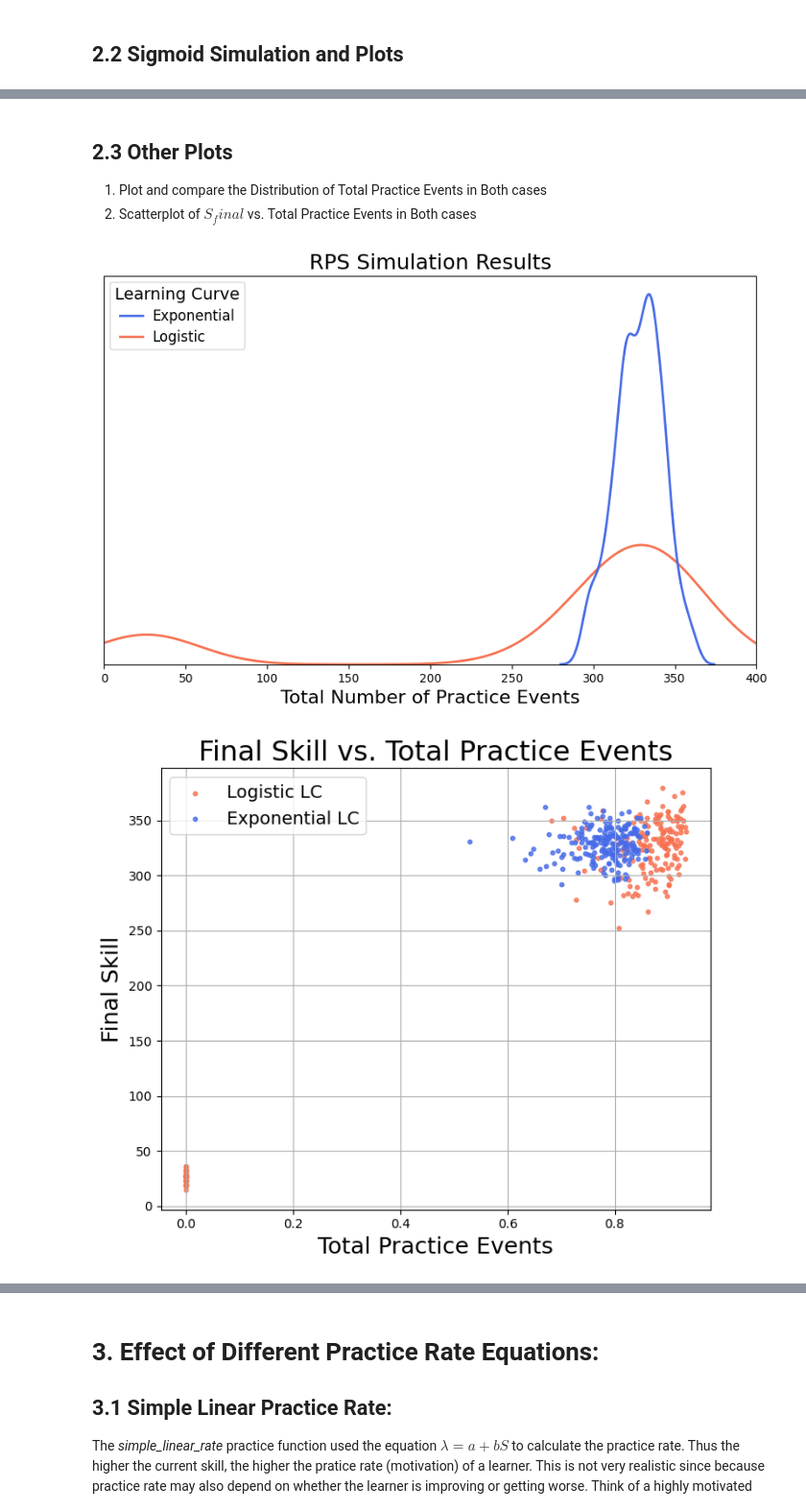
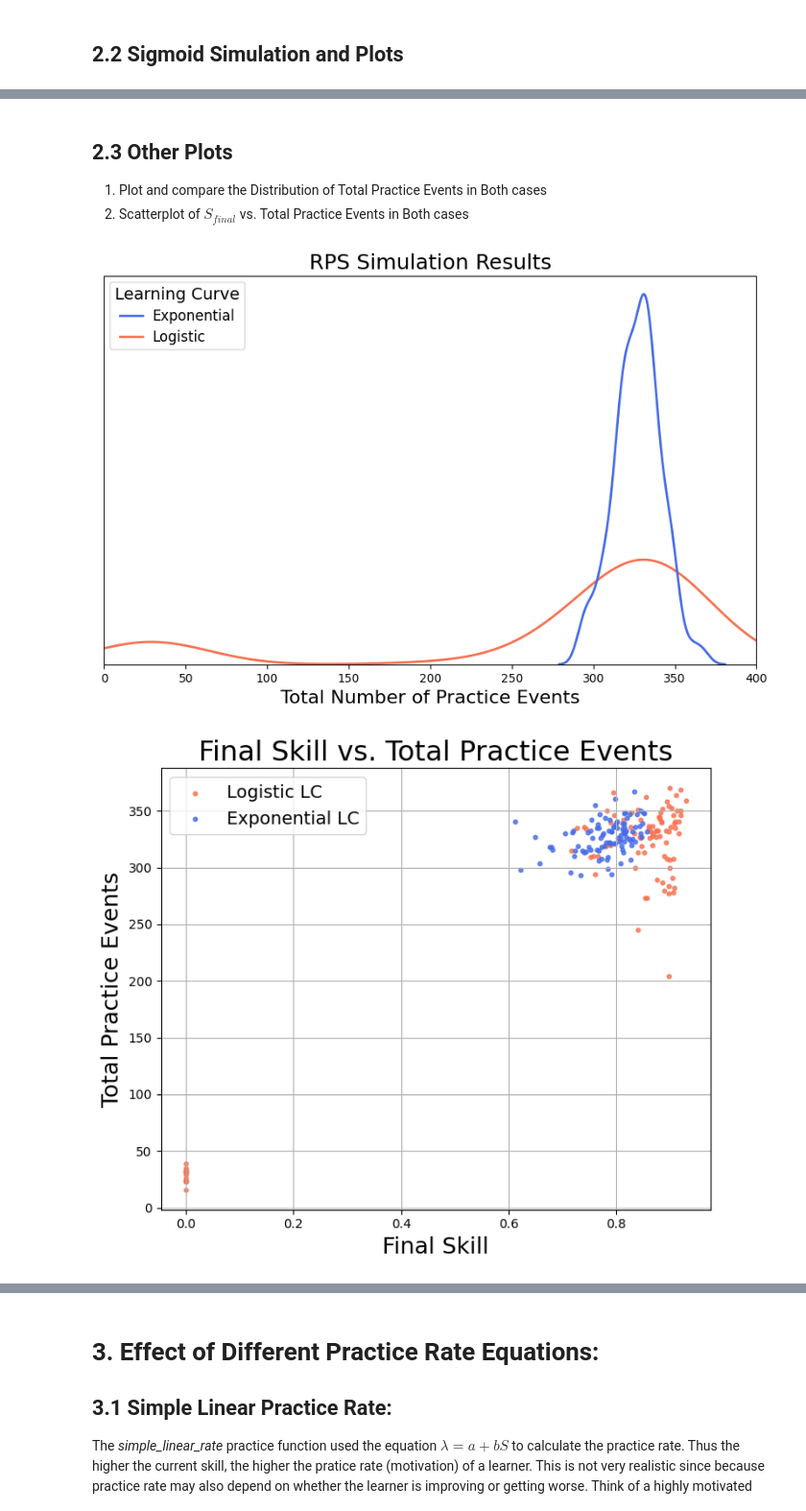
Before and after one commit to plaskar/rps_model, a Jupyter notebook: notebooks/1. Basic RPS Model Simulations.ipynb, the cells around one changed output, grey strips where cells are left out. Shown at 96% size. Cells and saved outputs as stored; diff of their text form; code cells hidden in the pictures.

```diff
--- a/notebooks/1. Basic RPS Model Simulations.ipynb
+++ b/notebooks/1. Basic RPS Model Simulations.ipynb
@@ -68,6 +71,8 @@ sample_concave.plot_learning_trajectory(least_count=0.001, min_points=20,
 # 2. RPS_multirun Class
 ## 2.1 Concave Simulation and Plots
 # %%
+np.random.seed(10)
+
 ########## Concave Simulation and Plots ##########
 # initializing the class
 concave_sims = RPS_multirun(learning_func=exponential_learning(alpha=0.2), # learning curve
@@ -75,7 +80,7 @@ concave_sims = RPS_multirun(learning_func=exponential_learning(alpha=0.2), # lea
                             practice_rate_func=simple_linear_rate(a=0.2, b=5), # practice rate
                             waiting_time_dist=exponential_waiting_time, # waiting time
                             initial_skill=0.1, initial_practice_rate=1, # initial state
-                            n_sims=200, max_time=100,
+                            n_sims=100, max_time=100,
                             interpol_dict = {'least_count':1, 'min_points':5} #
                             )
 # running the simulations
@@ -94,10 +99,10 @@ concave_sims.plot_practice_events_distribution(colour=concave_colour, bw_adjust=
 
 
 # combined_plot of learning trajectories + histogram of final skills:
-concave_sims.plot_trajectory_and_histogram(colour_lineplots=concave_colour, colour_histogram=concave_colour,
-                                           n_plots=50, bw_adjust=2)
+# concave_sims.plot_trajectory_and_histogram(colour_lineplots=concave_colour, colour_histogram=concave_colour,
+#                                            n_plots=50, bw_adjust=2)
 
 # same plot as above and save:
-# concave_sims.plot_trajectory_and_histogram(colour_lineplots=concave_colour, colour_histogram=concave_colour,
-#                                            n_plots=50, bw_adjust=1.25, save_location='../plots/concave_sim_summ.jpg', save_dpi=plot_dpi)
+concave_sims.plot_trajectory_and_histogram(colour_lineplots=concave_colour, colour_histogram=concave_colour,
+                                           n_plots=100, bw_adjust=1.25, save_location='../plots/concave_sim_summ.jpg', save_dpi=plot_dpi)
 # %% [output]
@@ -106,13 +111,15 @@ concave_sims.plot_trajectory_and_histogram(colour_lineplots=concave_colour, colo
 # %% [markdown]
 ## 2.2 Sigmoid Simulation and Plots
 # %%
+np.random.seed(10)
+
 # initializing the class
 sigmoid_sims = RPS_multirun(learning_func=logistic_learning(alpha=0.4), # learning curve
                             forgetting_func=exponential_forgetting(forgetting_rate=0.2, Smin=0), # forgetting curve
                             practice_rate_func=simple_linear_rate(a=0.2, b=5), # practice rate
                             waiting_time_dist=exponential_waiting_time, # waiting time
                             initial_skill=0.1, initial_practice_rate=1, # initial state
-                            n_sims=200, max_time=100,
+                            n_sims=100, max_time=100,
                             interpol_dict = {'least_count':1, 'min_points':5} #
                             )
 
@@ -129,10 +136,10 @@ sigmoid_sims.run_multiple_sims(interpolate_forgetting=False)
 sigmoid_sims.plot_practice_events_distribution(colour=sigmoid_colour)
 
 # combined_plot of learning trajectories + histogram of final skills:
-sigmoid_sims.plot_trajectory_and_histogram(colour_lineplots=sigmoid_colour, colour_histogram=sigmoid_colour,
-                                 n_plots=50, bw_adjust=0.3)
+# sigmoid_sims.plot_trajectory_and_histogram(colour_lineplots=sigmoid_colour, colour_histogram=sigmoid_colour,
+#                                  n_plots=50, bw_adjust=0.3)
 
 # same plot as above and save:
-# sigmoid_sims.plot_trajectory_and_histogram(colour_lineplots=sigmoid_colour, colour_histogram=sigmoid_colour,
-#                                            n_plots=50, bw_adjust=0.3, save_location='../plots/sigmoid_sim_summ.jpg', save_dpi=plot_dpi)
+sigmoid_sims.plot_trajectory_and_histogram(colour_lineplots=sigmoid_colour, colour_histogram=sigmoid_colour,
+                                           n_plots=100, bw_adjust=0.3, save_location='../plots/sigmoid_sim_summ.jpg', save_dpi=plot_dpi)
 # %% [output]
@@ -142,7 +149,7 @@ sigmoid_sims.plot_trajectory_and_histogram(colour_lineplots=sigmoid_colour, colo
 ## 2.3 Other Plots
 
 1. Plot and compare the Distribution of Total Practice Events in Both cases
-2. Scatterplot of $S_final$ vs. Total Practice Events in Both cases
+2. Scatterplot of $S_{final}$ vs. Total Practice Events in Both cases
 # %%
 import pandas as pd
 import seaborn as sns
@@ -180,34 +187,34 @@ plt.savefig('../plots/rps_sim_tud_compare.jpg', dpi=512)
 plt.show()
 
 
 
 ### ----- 2. Final Skill vs Total Practice Events Scatterplot ------
 dotsize=10
 
 # get data from sims:
 exp_sf = concave_sims.final_skills
 exp_pe = concave_sims.total_practice_events
 log_sf = sigmoid_sims.final_skills
 log_pe = sigmoid_sims.total_practice_events
 
 
 ## --- Scatter plot - final skill vs. total practice events ------
 plt.figure(figsize=(7, 6))
 
 # plot logistic LC data
 plt.scatter(log_sf, log_pe, s=10, color=sigmoid_colour, alpha=0.8)
 
 # plot exponential LC data
 plt.scatter(exp_sf, exp_pe,s=10, color=concave_colour, alpha=0.8)
 
 plt.title('Final Skill vs. Total Practice Events', fontsize=22)
-plt.ylabel('Final Skill', fontsize=18)
-plt.xlabel('Total Practice Events', fontsize=18)
+plt.xlabel('Final Skill', fontsize=18)
+plt.ylabel('Total Practice Events', fontsize=18)
 plt.legend(labels=['Logistic LC', 'Exponential LC'], fontsize=14)
 plt.grid(True)
 plt.savefig('../plots/all_Sf_vs_Ptot.jpg', dpi=plot_dpi, bbox_inches='tight')
 plt.tight_layout()
 plt.show()
 # %% [output]
-[figure, old version]
+[figure, new version]
-[figure, old version]
+[figure, new version]
```
Also changed, not shown: parts of 9 cells of this notebook, 32 other files.
